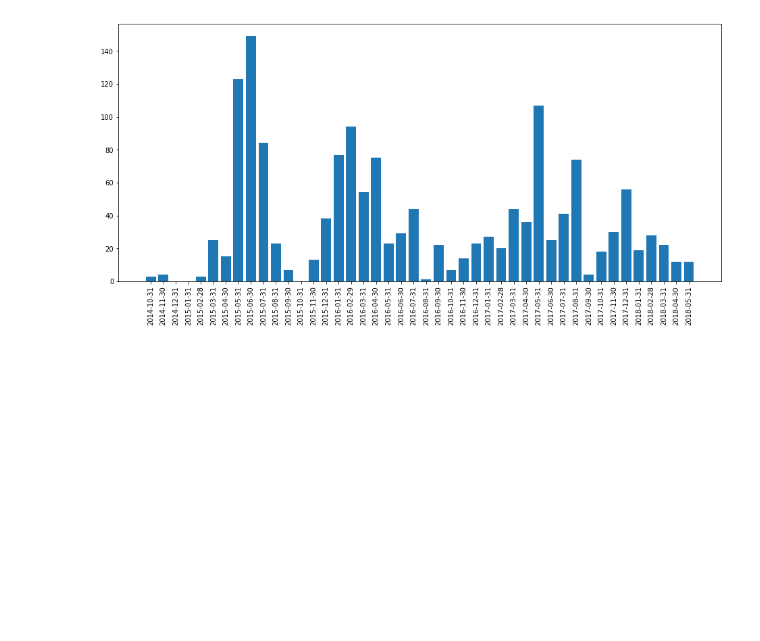
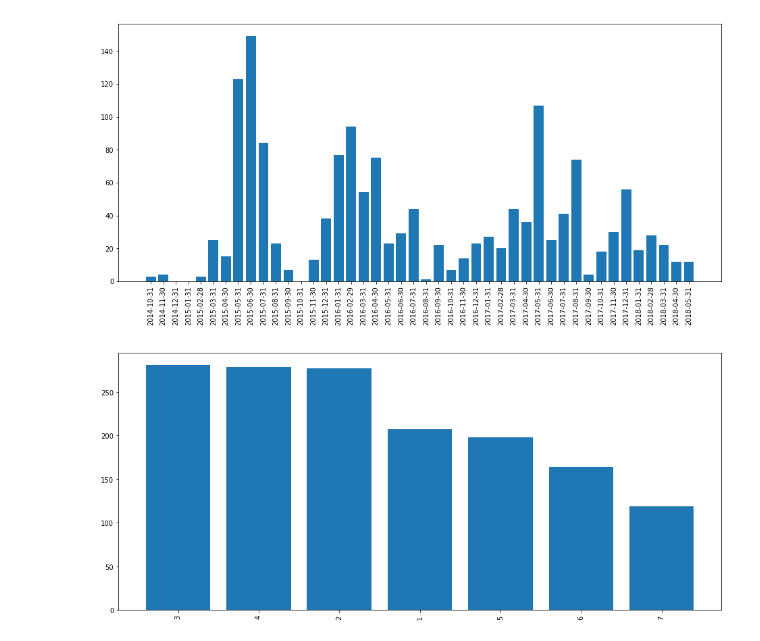
Before and after one commit to alketcecaj12/MyQuoraDataAnalysis, a Jupyter notebook: MyQuoraAnswersStoryTelling.ipynb, the cells around one changed output. Drawn from its saved outputs; the diff is of its cells as text; code cells hidden in the pictures; blank space fills up the shorter version.

```diff
--- a/MyQuoraAnswersStoryTelling.ipynb
+++ b/MyQuoraAnswersStoryTelling.ipynb
@@ -160,6 +147,27 @@ plt.xticks(y_pos, bars2)
 plt.show()
 # %% [output]
 [figure]
+# %%
+# Which days of the week I have been more productive ? Given the date I could find the day of week (Monday Tuesadya ..)
+# , and count the number of answers given in a certain day. Below, in the barchart graphics is given the number of
+# answers writen per week day. The days are labeled as 1 = Monday up to 7 = Sunday. In particular the days 2,3 and 4
+# which correspond to Tuesday, Wednesday and Thursay are the days in which I have been the most productive.
+
+
+height = [281, 279, 277, 207, 198, 164, 119]
+days = ('3', '4', '2', '1', '5', '6', '7')
+plt.figure(figsize=(16,7))
+y_pos = np.arange(len(days))
+
+# Create bars
+plt.bar(y_pos, height)
+plt.xticks(rotation='vertical')
+# Create names on the x-axis
+plt.xticks(y_pos, days)
+# Show graphic
+plt.show()
+# %% [output]
+[figure, added]
 # %%
 # As for the text of my answers I did a simple word-cloud graphics in order to represent the most
 # frequent words that occour in the text of my answers. The more frequent is a word the largest it will appear in
```
Also changed, not shown: parts of 10 cells of this notebook, 1 other file.
